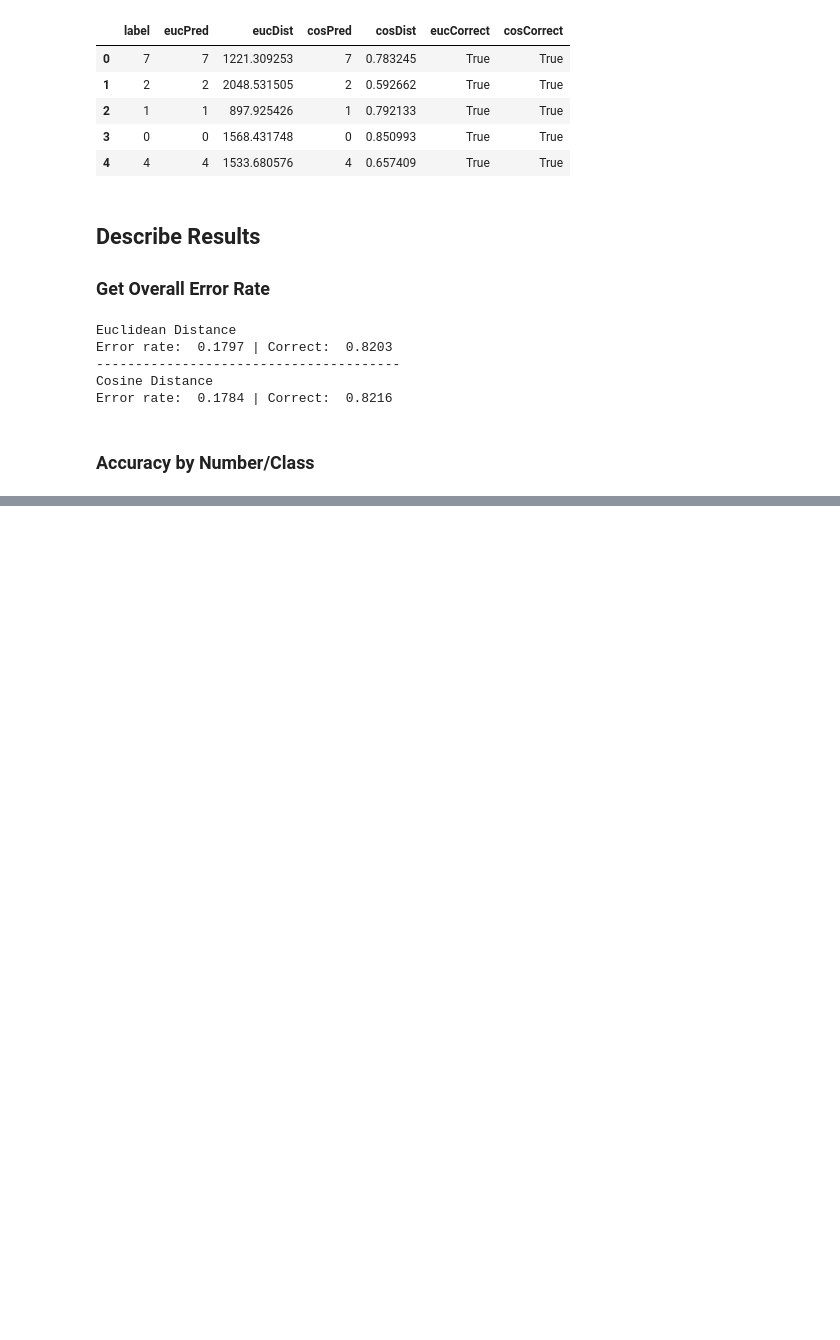
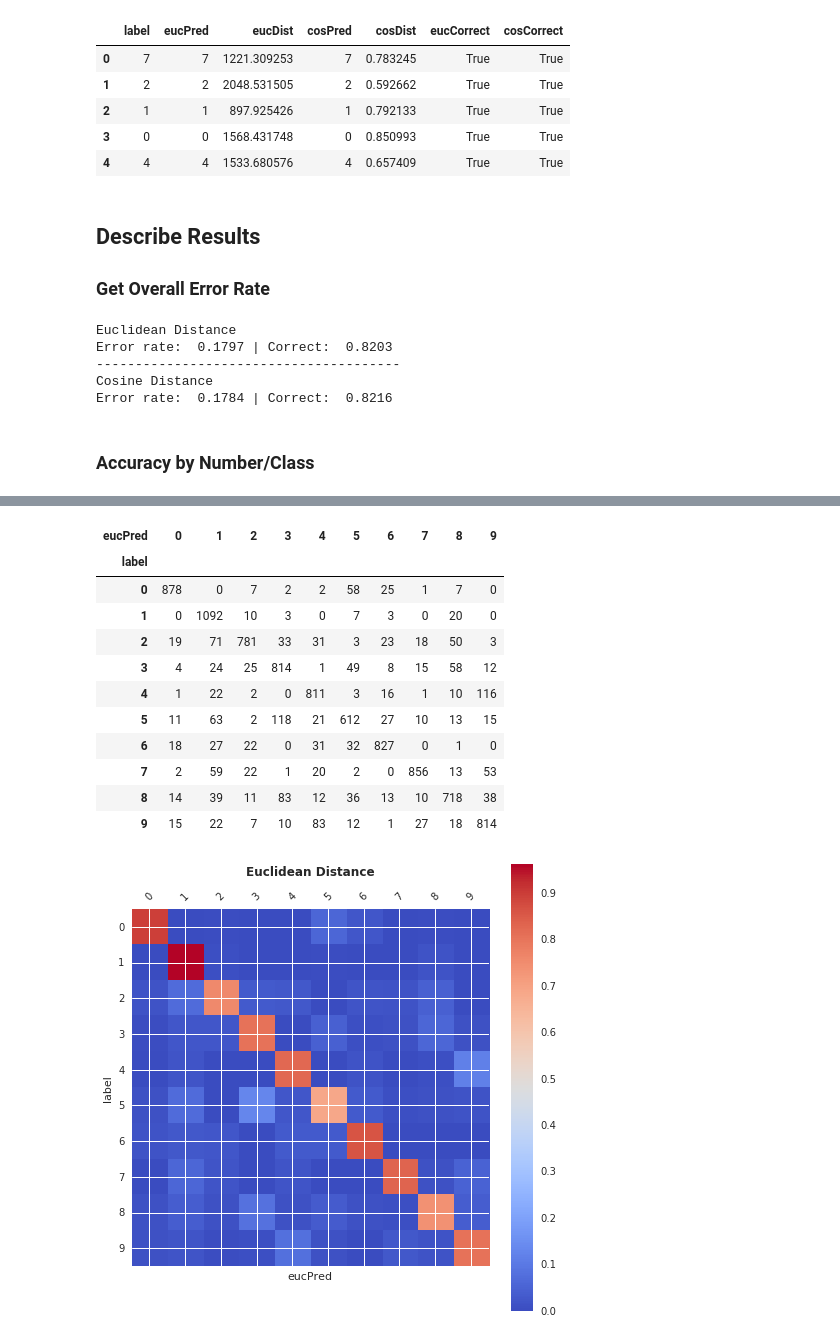
Before and after one commit to wwells/CUNY_DATA_602, a Jupyter notebook: FinalProject_MNIST/MNIST_Classifier_ww602_FP.ipynb, the cells around one changed output, grey strips where cells are left out. Saved outputs shown, nothing was run; the diff lists cells and outputs as text; code cells hidden in the pictures; blank space fills up the shorter version.

```diff
--- a/FinalProject_MNIST/MNIST_Classifier_ww602_FP.ipynb
+++ b/FinalProject_MNIST/MNIST_Classifier_ww602_FP.ipynb
@@ -359,0 +360,35 @@ pd.crosstab(finaldf["cosCorrect"], finaldf["label"],margins=True, normalize='col
+# %%
+def plot_confusion_matrix(df_confusion, title):
+    """
+    plot a crosstab confusion matrix using matplotlib.
+    taken from example at:
+    http://stackoverflow.com/questions/2148543/how-to-write-a-confusion-matrix-in-python
+    """
+    plt.figure(figsize=(8,8))
+    plt.matshow(df_confusion, cmap='coolwarm', fignum=1)
+    plt.title(title, fontweight='bold', y=1.08)
+    plt.colorbar()
+    tick_marks = np.arange(len(df_confusion.columns))
+    plt.xticks(tick_marks, df_confusion.columns, rotation=45)
+    plt.yticks(tick_marks, df_confusion.index)
+    plt.ylabel(df_confusion.index.name)
+    plt.xlabel(df_confusion.columns.name)
+# %%
+eucConf = pd.crosstab(finaldf['label'], finaldf['eucPred'])
+eucConf_norm = pd.crosstab(finaldf['label'], finaldf['eucPred'], normalize='index')
+plot_confusion_matrix(eucConf_norm, "Euclidean Distance")
+eucConf
+# %% [output]
+| eucPred | 0 | 1 | 2 | 3 | 4 | 5 | 6 | 7 | 8 | 9 |
+| label |  |  |  |  |  |  |  |  |  |  |
+| 0 | 878 | 0 | 7 | 2 | 2 | 58 | 25 | 1 | 7 | 0 |
+| 1 | 0 | 1092 | 10 | 3 | 0 | 7 | 3 | 0 | 20 | 0 |
+| 2 | 19 | 71 | 781 | 33 | 31 | 3 | 23 | 18 | 50 | 3 |
+| 3 | 4 | 24 | 25 | 814 | 1 | 49 | 8 | 15 | 58 | 12 |
+| 4 | 1 | 22 | 2 | 0 | 811 | 3 | 16 | 1 | 10 | 116 |
+| 5 | 11 | 63 | 2 | 118 | 21 | 612 | 27 | 10 | 13 | 15 |
+| 6 | 18 | 27 | 22 | 0 | 31 | 32 | 827 | 0 | 1 | 0 |
+| 7 | 2 | 59 | 22 | 1 | 20 | 2 | 0 | 856 | 13 | 53 |
+| 8 | 14 | 39 | 11 | 83 | 12 | 36 | 13 | 10 | 718 | 38 |
+| 9 | 15 | 22 | 7 | 10 | 83 | 12 | 1 | 27 | 18 | 814 |
+[figure, added]
```
Also changed, not shown: parts of 11 cells of this notebook, 1 other file.
